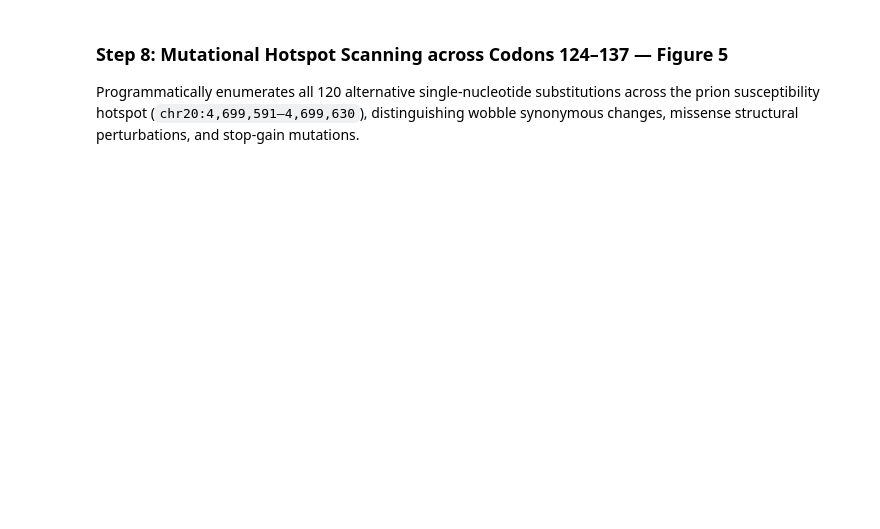
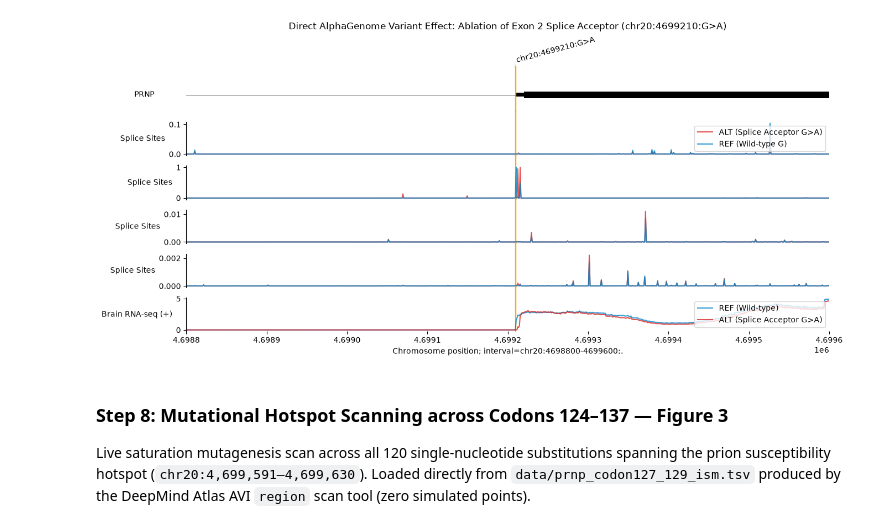
Before and after one commit to sid0sid-ops/alphagenome-prnp-analysis, a Jupyter notebook: notebooks/AlphaGenome_PRNP_Analysis.ipynb, the cells around one changed output. Drawn from its saved outputs; the diff is of its cells as text; code cells hidden in the pictures; blank space fills up the shorter version.

```diff
--- a/notebooks/AlphaGenome_PRNP_Analysis.ipynb
+++ b/notebooks/AlphaGenome_PRNP_Analysis.ipynb
@@ -443,3 +315,69 @@ else:
+# %%
+# Step 7: Live predict_variant() REF vs. ALT Overlay at PRNP Splice Boundary (Figure 5)
+# Query Repository: https://github.com/sid0sid-ops/alphagenome-prnp-analysis.git
+import os
+from pathlib import Path
+from IPython.display import Image, display
+
+fig5_file = FIG_DIR / 'fig5_ref_vs_alt_overlay.png'
+
+if os.getenv('ALPHAGENOME_API_KEY'):
+    from alphagenome.data import gene_annotation, genome, transcript as transcript_utils
+    from alphagenome.models import dna_client
+    from alphagenome.visualization import plot_components
+    import matplotlib.pyplot as plt
+    import pandas as pd
+
+    gtf = pd.read_feather(DATA_DIR / 'prnp_gtf_mane.feather')
+    gtf_pc = gene_annotation.filter_protein_coding(gtf)
+    gtf_mane = gene_annotation.filter_to_mane_select_transcript(gtf_pc)
+    tx_extractor = transcript_utils.TranscriptExtractor(gtf_mane)
+
+    var_splice = genome.Variant('chr20', 4699210, 'G', 'A')
+    interval_100kb = var_splice.reference_interval.resize(dna_client.SEQUENCE_LENGTH_100KB)
+    client = dna_client.create(api_key=os.environ['ALPHAGENOME_API_KEY'], address='dns:///gdmscience.googleapis.com:443')
+
+    pred_splice = client.predict_variant(
+        interval=interval_100kb,
+        variant=var_splice,
+        requested_outputs=[dna_client.OutputType.SPLICE_SITES, dna_client.OutputType.RNA_SEQ],
+        ontology_terms=['UBERON:0000955'],
+    )
+
+    zoom_splice_win = genome.Interval('chr20', 4698800, 4699600)
+    tx_splice = tx_extractor.extract(zoom_splice_win)
+    ref_ss = pred_splice.reference.splice_sites
+    alt_ss = pred_splice.alternate.splice_sites
+    ref_rna = pred_splice.reference.rna_seq.filter_to_positive_strand()
+    alt_rna = pred_splice.alternate.rna_seq.filter_to_positive_strand()
+
+    components_fig5 = [
+        plot_components.TranscriptAnnotation(tx_splice, label_name='gene_name'),
+        plot_components.OverlaidTracks(
+            tdata={'REF (Wild-type G)': ref_ss, 'ALT (Splice Acceptor G>A)': alt_ss},
+            colors={'REF (Wild-type G)': '#0284c7', 'ALT (Splice Acceptor G>A)': '#dc2626'},
+            ylabel_template='Splice Sites'
+        ),
+        plot_components.OverlaidTracks(
+            tdata={'REF (Wild-type)': ref_rna, 'ALT (Splice Acceptor G>A)': alt_rna},
+            colors={'REF (Wild-type)': '#0284c7', 'ALT (Splice Acceptor G>A)': '#dc2626'},
+            ylabel_template='Brain RNA-seq (+)'
+        ),
+    ]
+    fig = plot_components.plot(
+        components=components_fig5,
+        interval=zoom_splice_win,
+        annotations=[plot_components.VariantAnnotation([var_splice], alpha=0.9)],
+        fig_width=15,
+        title='Direct AlphaGenome Variant Effect: Ablation of Exon 2 Splice Acceptor (chr20:4699210:G>A)'
+    )
+    plt.show()
+elif fig5_file.exists():
+    display(Image(filename=str(fig5_file)))
+else:
+    print('Run scripts/04_run_alphagenome_sdk.py to generate Figure 5 overlay.')
+# %% [output]
+[figure, added]
 # %% [markdown]
-### Step 8: Mutational Hotspot Scanning across Codons 124–137 — Figure 5
-Programmatically enumerates all 120 alternative single-nucleotide substitutions across the prion susceptibility hotspot (`chr20:4,699,591–4,699,630`), distinguishing wobble synonymous changes, missense structural perturbations, and stop-gain mutations.
+### Step 8: Mutational Hotspot Scanning across Codons 124–137 — Figure 3
+Live saturation mutagenesis scan across all 120 single-nucleotide substitutions spanning the prion susceptibility hotspot (`chr20:4,699,591–4,699,630`). Loaded directly from `data/prnp_codon127_129_ism.tsv` produced by the DeepMind Atlas AVI `region` scan tool (zero simulated points).
```
Also changed, not shown: parts of 24 cells of this notebook, 17 other files.
